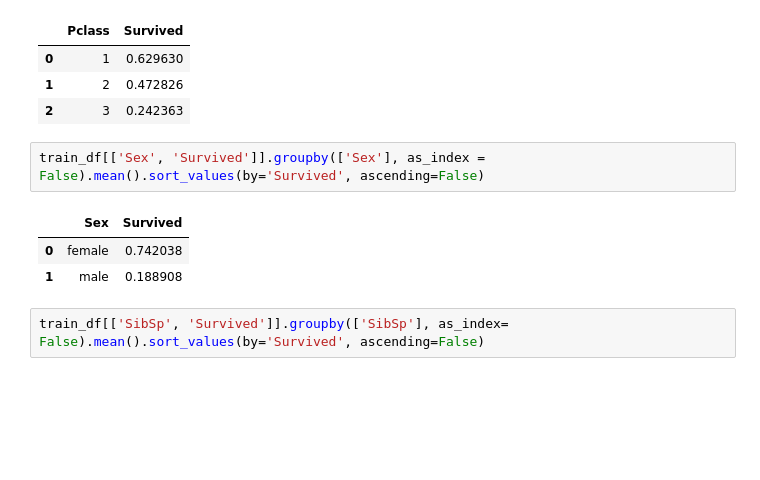
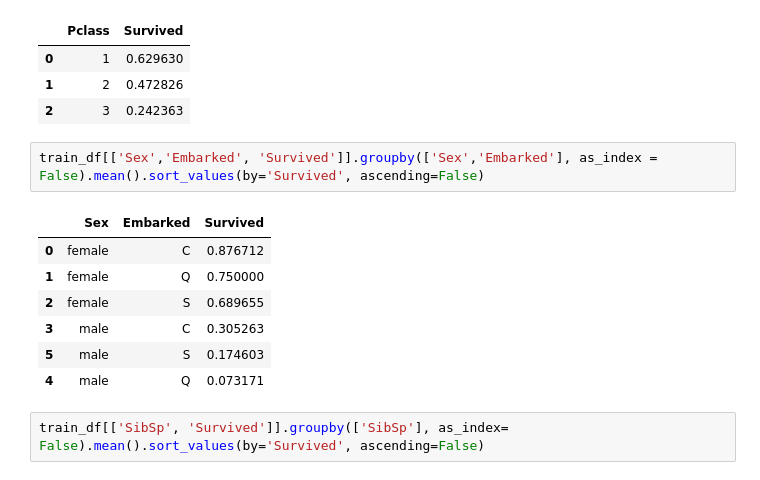
Before and after one commit to k12magnumopus/TitanicDataAnalysis, a Jupyter notebook: Titanic.ipynb, the cells around one changed output. Cells and saved outputs as stored; diff of their text form; blank space fills up the shorter version.

```diff
--- a/Titanic.ipynb
+++ b/Titanic.ipynb
@@ -95,11 +95,15 @@ train_df[['Pclass', 'Survived']].groupby(['Pclass'], as_index = False).mean().so
 | 1 | 2 | 0.472826 |
 | 2 | 3 | 0.242363 |
 # %%
-train_df[['Sex', 'Survived']].groupby(['Sex'], as_index = False).mean().sort_values(by='Survived', ascending=False)
+train_df[['Sex','Embarked', 'Survived']].groupby(['Sex','Embarked'], as_index = False).mean().sort_values(by='Survived', ascending=False)
 # %% [output]
-|  | Sex | Survived |
-| 0 | female | 0.742038 |
-| 1 | male | 0.188908 |
+|  | Sex | Embarked | Survived |
+| 0 | female | C | 0.876712 |
+| 1 | female | Q | 0.750000 |
+| 2 | female | S | 0.689655 |
+| 3 | male | C | 0.305263 |
+| 5 | male | S | 0.174603 |
+| 4 | male | Q | 0.073171 |
 # %%
 train_df[['SibSp', 'Survived']].groupby(['SibSp'], as_index= False).mean().sort_values(by='Survived', ascending=False)
 # %% [output]
```
Also changed, not shown: parts of 13 cells of this notebook.
